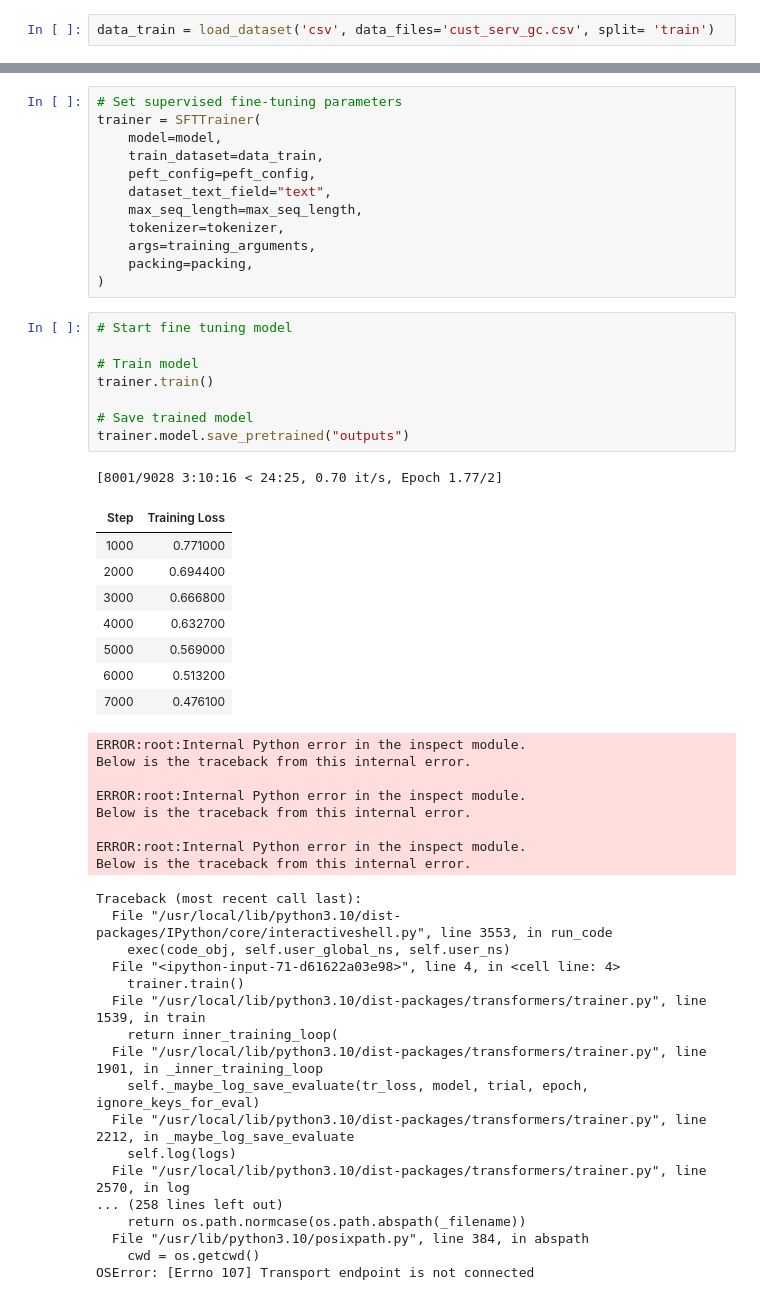
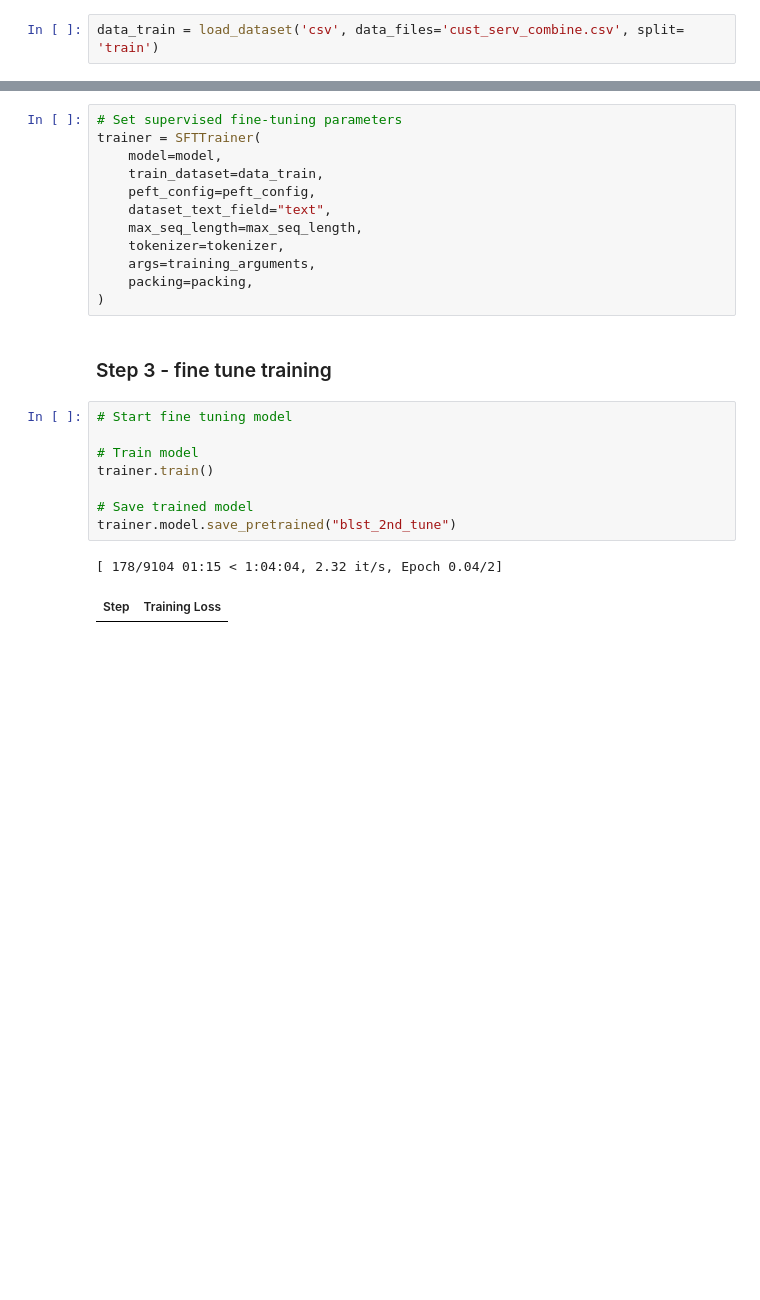
Before and after one commit to ShawnLiu119/FineTune-Llama2, a Jupyter notebook: cust_response_Llama2FT.ipynb, the cells around one changed output, grey strips where cells are left out. Cells and saved outputs as stored; diff of their text form; blank space fills up the shorter version.

```diff
--- a/cust_response_Llama2FT.ipynb
+++ b/cust_response_Llama2FT.ipynb
@@ -358,5 +423,5 @@ df.to_csv('cust_serv_gc.csv', index=False)
 # %%
-data_train = load_dataset('csv', data_files='cust_serv_gc.csv', split= 'train')
+data_train = load_dataset('csv', data_files='cust_serv_combine.csv', split= 'train')
 # %%
 data_train
 # %% [output]
@@ -472,47 +537,17 @@ trainer = SFTTrainer(
     args=training_arguments,
     packing=packing,
 )
+# %% [markdown]
+### Step 3 - fine tune training
 # %%
 # Start fine tuning model
 
 # Train model
 trainer.train()
 
 # Save trained model
-trainer.model.save_pretrained("outputs")
+trainer.model.save_pretrained("blst_2nd_tune")
 # %% [output]
-[8001/9028 3:10:16 < 24:25, 0.70 it/s, Epoch 1.77/2]
+[ 178/9104 01:15 < 1:04:04, 2.32 it/s, Epoch 0.04/2]
 | Step | Training Loss |
-| 1000 | 0.771000 |
-| 2000 | 0.694400 |
-| 3000 | 0.666800 |
-| 4000 | 0.632700 |
-| 5000 | 0.569000 |
-| 6000 | 0.513200 |
-| 7000 | 0.476100 |
-ERROR:root:Internal Python error in the inspect module.
-Below is the traceback from this internal error.
-
-ERROR:root:Internal Python error in the inspect module.
-Below is the traceback from this internal error.
-
-ERROR:root:Internal Python error in the inspect module.
-Below is the traceback from this internal error.
-Traceback (most recent call last):
-  File "/usr/local/lib/python3.10/dist-packages/IPython/core/interactiveshell.py", line 3553, in run_code
-    exec(code_obj, self.user_global_ns, self.user_ns)
-  File "<ipython-input-71-d61622a03e98>", line 4, in <cell line: 4>
-    trainer.train()
-  File "/usr/local/lib/python3.10/dist-packages/transformers/trainer.py", line 1539, in train
-    return inner_training_loop(
-  File "/usr/local/lib/python3.10/dist-packages/transformers/trainer.py", line 1901, in _inner_training_loop
-    self._maybe_log_save_evaluate(tr_loss, model, trial, epoch, ignore_keys_for_eval)
-  File "/usr/local/lib/python3.10/dist-packages/transformers/trainer.py", line 2212, in _maybe_log_save_evaluate
-    self.log(logs)
-  File "/usr/local/lib/python3.10/dist-packages/transformers/trainer.py", line 2570, in log
-... (258 lines left out)
-    return os.path.normcase(os.path.abspath(_filename))
-  File "/usr/lib/python3.10/posixpath.py", line 384, in abspath
-    cwd = os.getcwd()
-OSError: [Errno 107] Transport endpoint is not connected
 # %%
```
Also changed, not shown: parts of 35 cells of this notebook.
